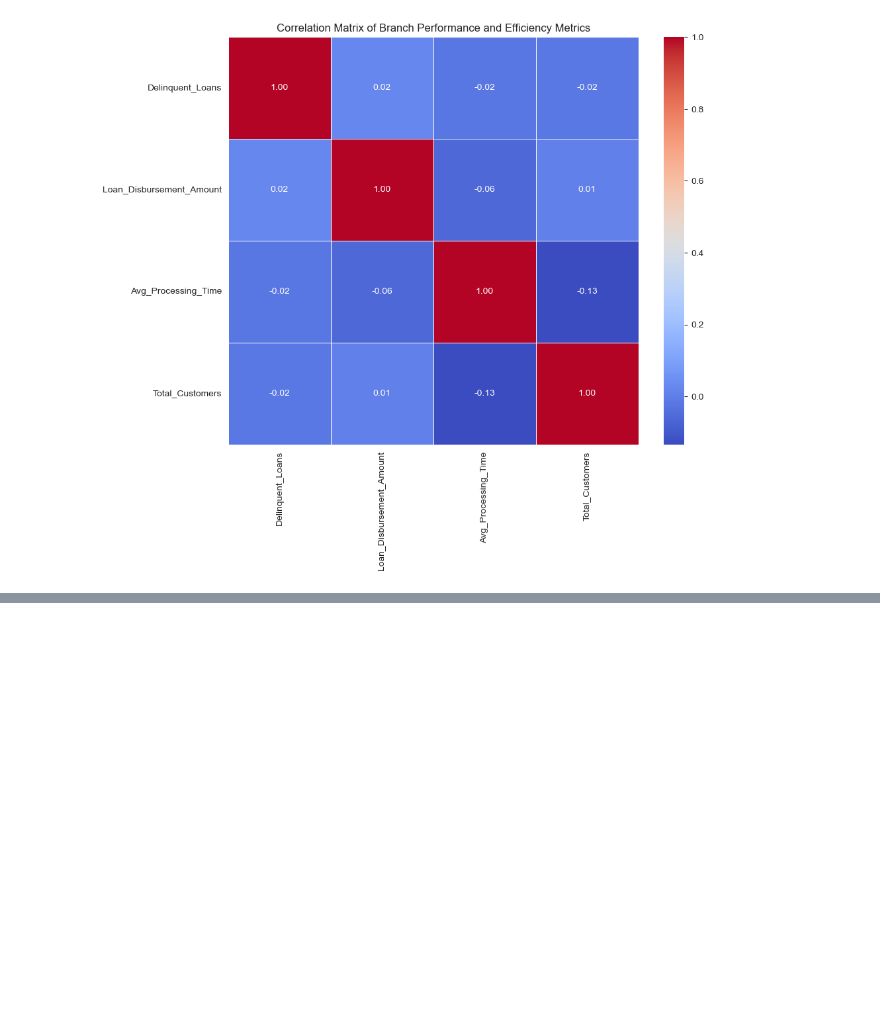
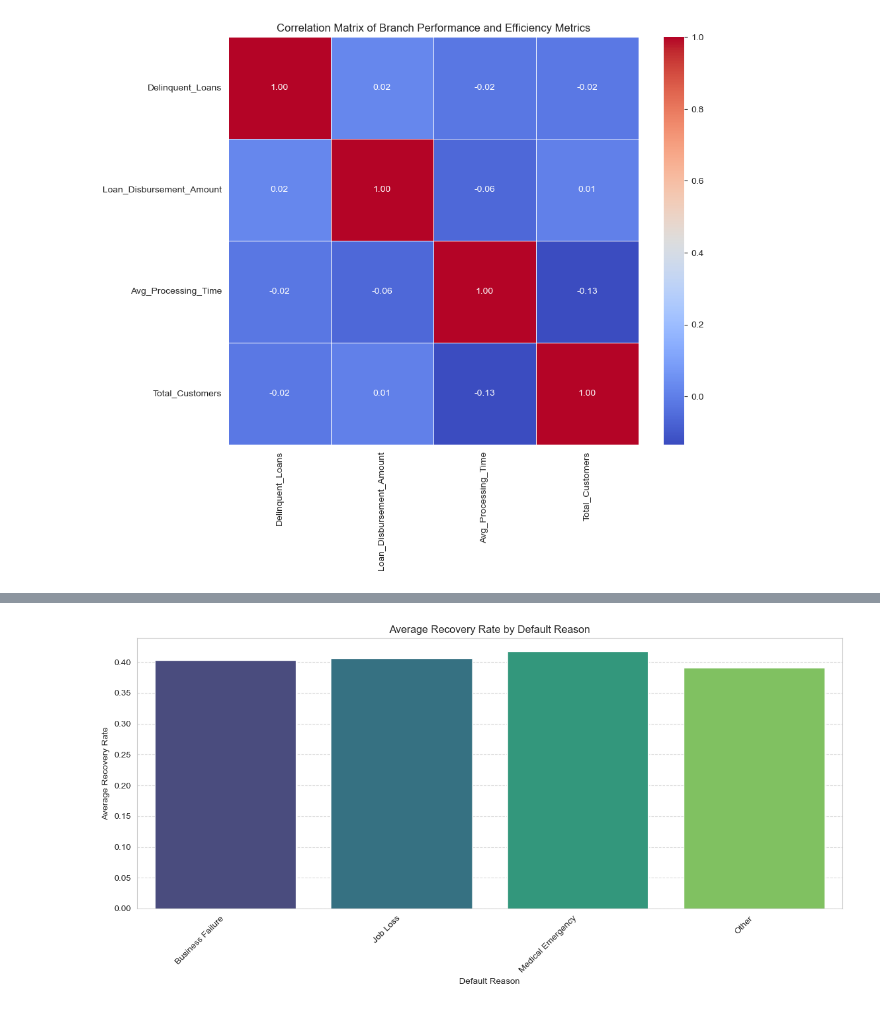
Before and after one commit to nisithasadangi/hv_assignment_28M_12A, a Jupyter notebook: assignment.ipynb, the cells around one changed output, grey strips where cells are left out. Saved outputs shown, nothing was run; the diff lists cells and outputs as text; code cells hidden in the pictures; blank space fills up the shorter version.

```diff
--- a/assignment.ipynb
+++ b/assignment.ipynb
@@ -983,0 +1050,5 @@ plt.show()
+# %%
+recovery_by_reason_action = df_defaults.groupby(['Default_Reason', 'Legal_Action'])['Recovery_Rate'].mean().reset_index()
+
+print('Average Recovery Rate by Default Reason and Legal Action:')
+display(recovery_by_reason_action)
@@ -983,0 +1066,12 @@ plt.show()
+# %%
+plt.figure(figsize=(12, 6))
+sns.barplot(x='Default_Reason', y='Recovery_Rate', hue='Default_Reason', data=recovery_by_reason_action.groupby('Default_Reason')['Recovery_Rate'].mean().reset_index(), palette='viridis', legend=False)
+plt.title('Average Recovery Rate by Default Reason')
+plt.xlabel('Default Reason')
+plt.ylabel('Average Recovery Rate')
+plt.xticks(rotation=45, ha='right')
+plt.grid(axis='y', linestyle='--', alpha=0.7)
+plt.tight_layout()
+plt.show()
+# %% [output]
+[figure, added]
```
Also changed, not shown: parts of 8 cells of this notebook.
